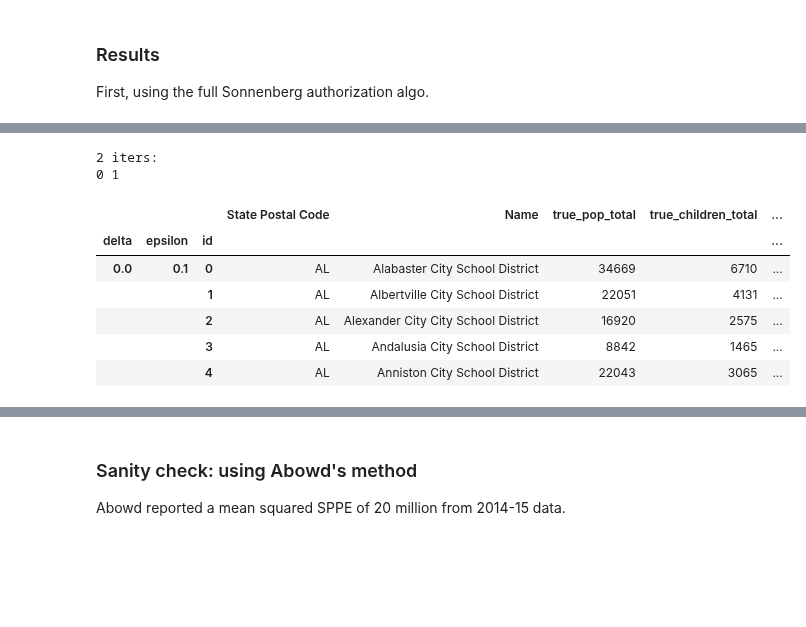
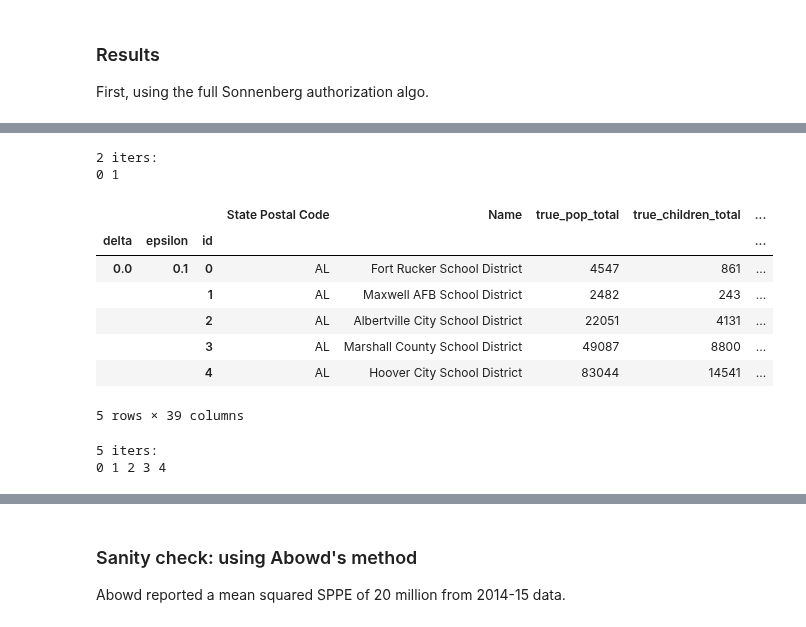
Before and after one commit to ryansteed/dp-policy, a Jupyter notebook: notebooks/titlei.ipynb, the cells around one changed output, grey strips where cells are left out. Cells and saved outputs as stored; diff of their text form; code cells hidden in the pictures; blank space fills up the shorter version.

```diff
--- a/notebooks/titlei.ipynb
+++ b/notebooks/titlei.ipynb
@@ -128,7 +128,7 @@ grants.describe()
 # %%
 import itertools
 
-def test_params(mech, eps=list(np.logspace(-3, 1)) + [2.5], delta=[0.0]):
+def test_params(saipe, mech, eps=list(np.logspace(-3, 1)) + [2.5], delta=[0.0]):
     allocations = []
     print(f"{len(eps)*len(delta)} iters:")
     i = 0
@@ -189,39 +189,43 @@ def plot_results(results, delta=False):
         plt.scatter(ids, alloc[f"est_grant_{grant_type}"]/sum(alloc[f"est_grant_{grant_type}"]), s=2, alpha=0.3, label=f"eps={e}")
     plt.scatter(ids, alloc[f"true_grant_{grant_type}"]/sum(alloc[f"true_grant_{grant_type}"]), s=2, alpha=0.3, label="true")
     ax = plt.gca()
     ax.legend()
     ax.axes.xaxis.set_ticks([])
     ax.set_yscale('log')
     plt.xlabel("District (sorted by true alloc)")
     plt.ylabel("Allocation as % of total")
     plt.title(f"{grant_type} grants for Michigan")
     plt.show()
 
     for i in [0, 25, -2]:
         e = eps[i]
         alloc = allocations[i][allocations[i]["State Postal Code"] == "MI"]
         alloc['err_prop'] = (alloc[f"est_grant_{grant_type}"]/sum(alloc[f"est_grant_{grant_type}"]) - alloc[f"true_grant_{grant_type}"]/sum(alloc[f"true_grant_{grant_type}"])) * 1e6
         plt.scatter(alloc[f"true_grant_{grant_type}"]/sum(alloc[f"true_grant_{grant_type}"]), alloc.err_prop, s=3, alpha=0.4, label=f"eps={e}")
     ax = plt.gca()
     ax.legend()
     ax.set_xscale('log')
     ax.set_yscale('log')
     plt.xlabel("True allocation as % of total")
     plt.ylabel("Misallocation per million as % of total")
     plt.title(f"{grant_type} grants for Michigan")
     plt.show()
 
-test_params(Laplace, eps=[0.1, 1.0], delta=[0.0]).head()
+test_params(saipe, Laplace, eps=[0.1, 1.0], delta=[0.0]).head()
 # %% [output]
 2 iters:
 0 1
 |  |  |  | State Postal Code | Name | true_pop_total | true_children_total | ... |
 | delta | epsilon | id |  |  |  |  | ... |
-| 0.0 | 0.1 | 0 | AL | Alabaster City School District | 34669 | 6710 | ... |
-|  |  | 1 | AL | Albertville City School District | 22051 | 4131 | ... |
-|  |  | 2 | AL | Alexander City City School District | 16920 | 2575 | ... |
-|  |  | 3 | AL | Andalusia City School District | 8842 | 1465 | ... |
-|  |  | 4 | AL | Anniston City School District | 22043 | 3065 | ... |
+| 0.0 | 0.1 | 0 | AL | Fort Rucker School District | 4547 | 861 | ... |
+|  |  | 1 | AL | Maxwell AFB School District | 2482 | 243 | ... |
+|  |  | 2 | AL | Albertville City School District | 22051 | 4131 | ... |
+|  |  | 3 | AL | Marshall County School District | 49087 | 8800 | ... |
+|  |  | 4 | AL | Hoover City School District | 83044 | 14541 | ... |
+5 rows × 39 columns
 # %%
-results = test_params(Laplace)
+results = test_params(saipe, Laplace, eps=[0.1, 1.0, 5.0, 10.0, 20.0])
 results.to_csv("../results/titlei_laplace.csv")
+# %% [output]
+5 iters:
+0 1 2 3 4
```
Also changed, not shown: parts of 14 cells of this notebook, 7 other files.
